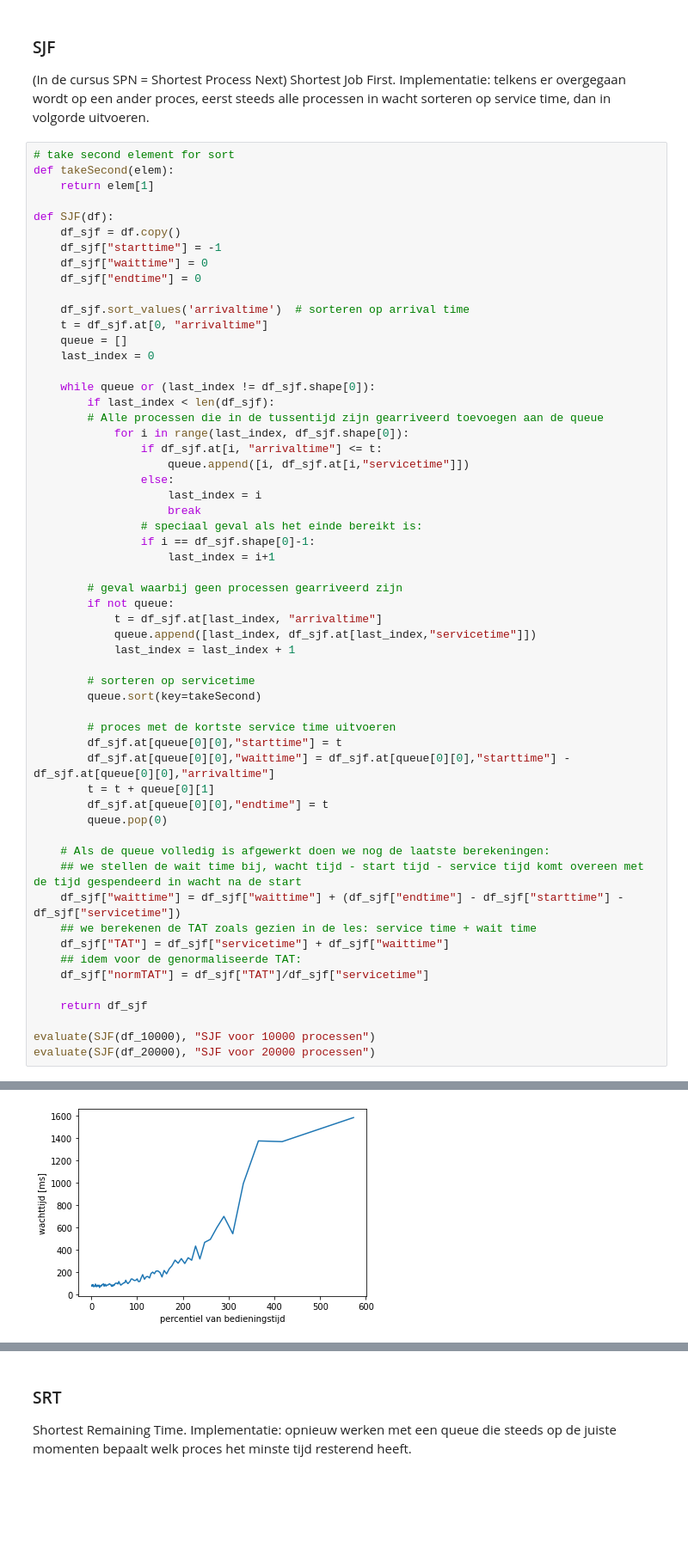
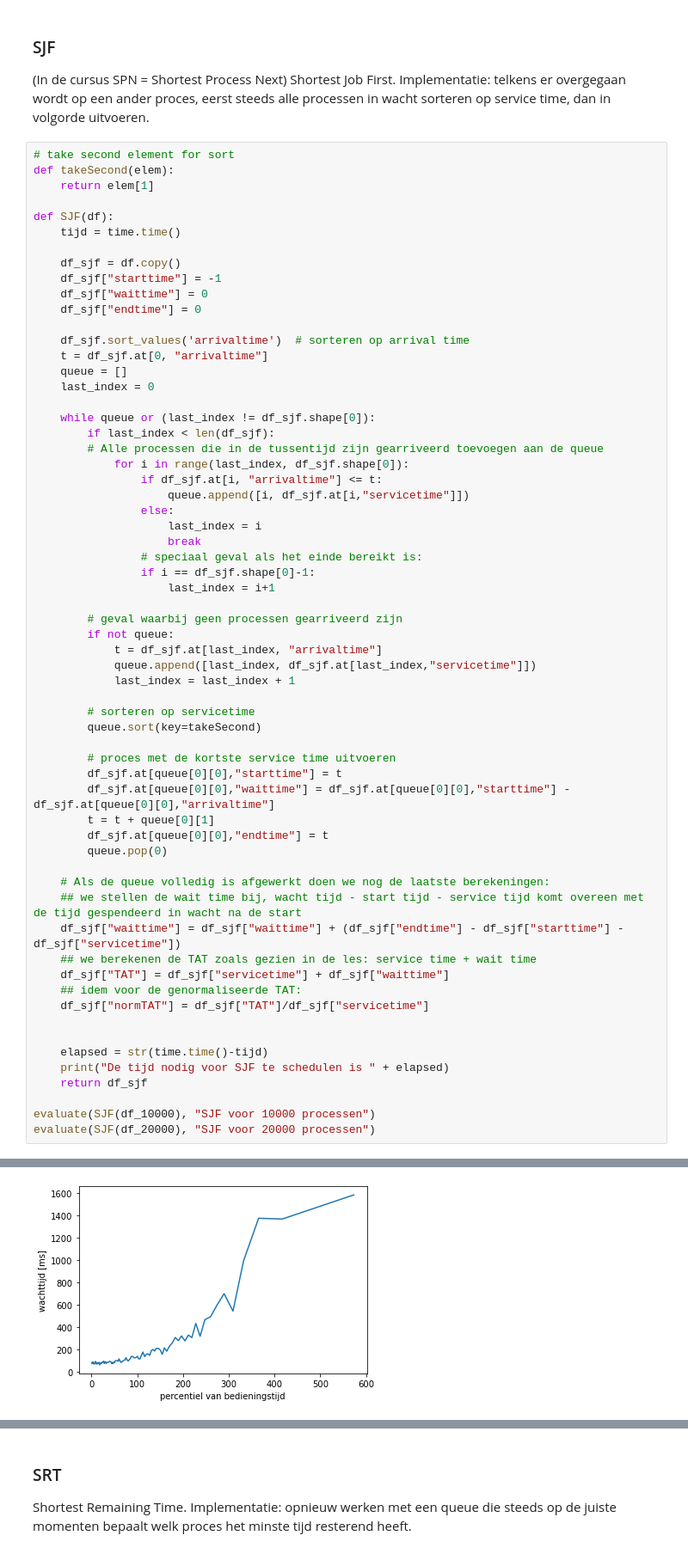
Before and after one commit to GPeeters/Besturingssystemen-2, a Jupyter notebook: process_scheduler.ipynb, the cells around one changed output, grey strips where cells are left out. Shown at 86% size. Cells and saved outputs as stored; diff of their text form; blank space fills up the shorter version.

```diff
--- a/process_scheduler.ipynb
+++ b/process_scheduler.ipynb
@@ -158,6 +167,8 @@ def takeSecond(elem):
     return elem[1]
 
 def SJF(df):
+    tijd = time.time()
+
     df_sjf = df.copy()
     df_sjf["starttime"] = -1
     df_sjf["waittime"] = 0
@@ -205,6 +216,9 @@ def SJF(df):
     ## idem voor de genormaliseerde TAT:
     df_sjf["normTAT"] = df_sjf["TAT"]/df_sjf["servicetime"]
 
+
+    elapsed = str(time.time()-tijd)
+    print("De tijd nodig voor SJF te schedulen is " + elapsed)
     return df_sjf
 
 evaluate(SJF(df_10000), "SJF voor 10000 processen")
@@ -213,8 +228,8 @@ evaluate(SJF(df_20000), "SJF voor 20000 processen")
 ===================
 SJF voor 10000 processen
 ===================
 gemiddelde omlooptijd bedraagt: 3017ms
 gemiddelde genormaliseerde omlooptijd bedraagt: 6.28
 gemiddelde wachttijd bedraagt: 2020ms
 [figure]
-[figure, old version]
+[figure, new version]
```
Also changed, not shown: parts of 12 cells of this notebook.
